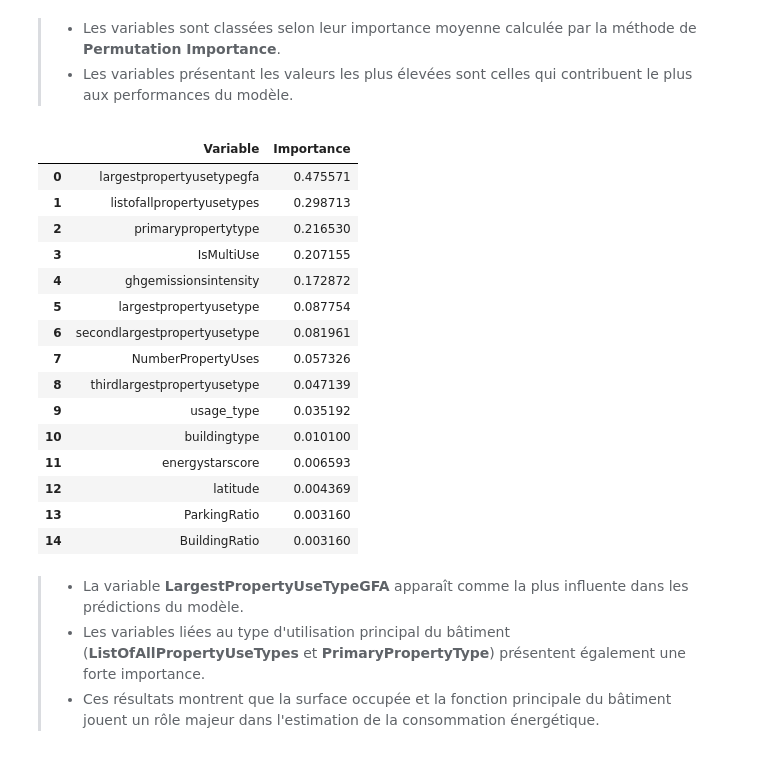
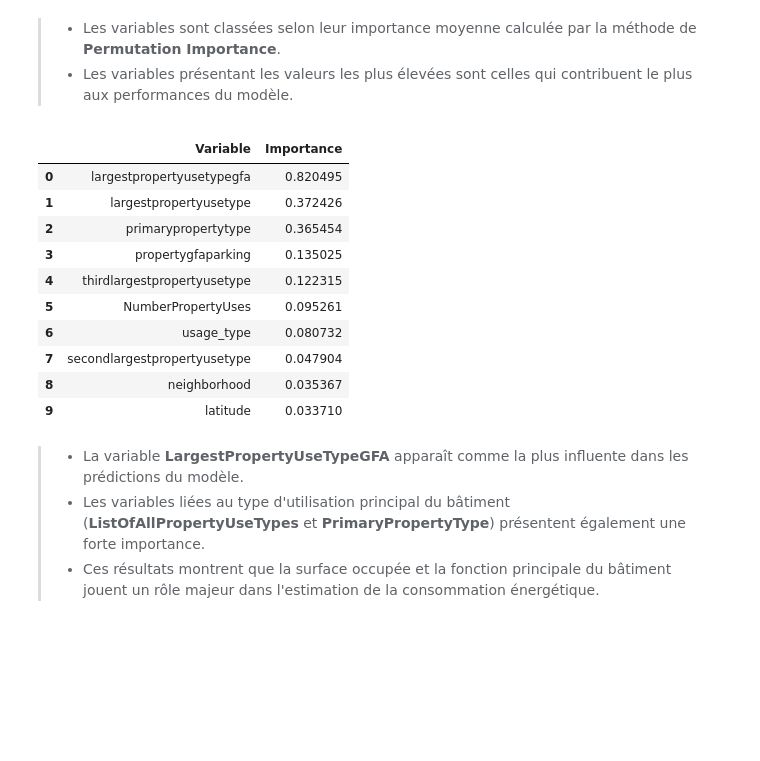
Before and after one commit to rafadmgs/Prediction_Consommation_Energetique_Batiments_Seattle, a Jupyter notebook: notebooks/P3_E5_optimisation_interpretation.ipynb, the cells around one changed output. Saved outputs shown, nothing was run; the diff lists cells and outputs as text; code cells hidden in the pictures; blank space fills up the shorter version.

```diff
--- a/notebooks/P3_E5_optimisation_interpretation.ipynb
+++ b/notebooks/P3_E5_optimisation_interpretation.ipynb
@@ -161,10 +172,21 @@ Préprocesseur créé avec succès.
 # %%
-# Création du pipeline
+# Pipeline du modèle Random Forest
 
-linear_model = Pipeline([
+from sklearn.pipeline import Pipeline
+from sklearn.ensemble import RandomForestRegressor
+
+rf_pipeline = Pipeline([
     ("preprocessor", preprocessor),
-    ("model", LinearRegression())
+    (
+        "model",
+        RandomForestRegressor(
+            random_state=42,
+            n_jobs=-1
+        )
+    )
 ])
 
-print("Pipeline créé avec succès.")
+print("Pipeline Random Forest créé avec succès.")
+
+rf_pipeline
 # %% [output]
@@ -190,0 +217,12 @@ Grille d'hyperparamètres :
+# %%
+# Grille d'hyperparamètres
+
+param_grid = {
+    "model__n_estimators": [100, 200, 300],
+    "model__max_depth": [None, 10, 20, 30],
+    "model__min_samples_split": [2, 5, 10],
+    "model__min_samples_leaf": [1, 2, 4]
+}
+
+print("Grille d'hyperparamètres créée.")
+param_grid
@@ -198,10 +242,18 @@ Grille d'hyperparamètres :
 > - Le modèle est optimisé à l'aide de **GridSearchCV**, qui évalue chaque combinaison d'hyperparamètres grâce à une validation croisée à cinq plis (*5-fold cross-validation*).
 > - Le critère de sélection retenu est le coefficient de détermination (**R²**), afin d'identifier la configuration offrant les meilleures performances.
 # %%
+# Configuration du GridSearchCV
+
+from sklearn.model_selection import GridSearchCV
+
 grid_search = GridSearchCV(
-    estimator=linear_model,
+    estimator=rf_pipeline,
     param_grid=param_grid,
     scoring="r2",
     cv=5,
     n_jobs=-1
 )
+
+print("GridSearchCV configuré avec succès.")
+
+grid_search
@@ -319,35 +396,30 @@ Permutation Importance calculée avec succès.
 # %%
 # Création du tableau des importances
 
 importance_df = pd.DataFrame({
     "Variable": X_test.columns,
     "Importance": perm_importance.importances_mean
 })
 
 importance_df = (
     importance_df
     .sort_values(by="Importance", ascending=False)
     .reset_index(drop=True)
 )
 
-importance_df.head(15)
+importance_df.head(10)
 # %% [output]
 |  | Variable | Importance |
-| 0 | largestpropertyusetypegfa | 0.475571 |
-| 1 | listofallpropertyusetypes | 0.298713 |
-| 2 | primarypropertytype | 0.216530 |
-| 3 | IsMultiUse | 0.207155 |
-| 4 | ghgemissionsintensity | 0.172872 |
-| 5 | largestpropertyusetype | 0.087754 |
-| 6 | secondlargestpropertyusetype | 0.081961 |
-| 7 | NumberPropertyUses | 0.057326 |
-| 8 | thirdlargestpropertyusetype | 0.047139 |
-| 9 | usage_type | 0.035192 |
-| 10 | buildingtype | 0.010100 |
-| 11 | energystarscore | 0.006593 |
-| 12 | latitude | 0.004369 |
-| 13 | ParkingRatio | 0.003160 |
-| 14 | BuildingRatio | 0.003160 |
+| 0 | largestpropertyusetypegfa | 0.820495 |
+| 1 | largestpropertyusetype | 0.372426 |
+| 2 | primarypropertytype | 0.365454 |
+| 3 | propertygfaparking | 0.135025 |
+| 4 | thirdlargestpropertyusetype | 0.122315 |
+| 5 | NumberPropertyUses | 0.095261 |
+| 6 | usage_type | 0.080732 |
+| 7 | secondlargestpropertyusetype | 0.047904 |
+| 8 | neighborhood | 0.035367 |
+| 9 | latitude | 0.033710 |
 # %% [markdown]
 >  - La variable **LargestPropertyUseTypeGFA** apparaît comme la plus influente dans les prédictions du modèle.
 >  - Les variables liées au type d'utilisation principal du bâtiment (**ListOfAllPropertyUseTypes** et **PrimaryPropertyType**) présentent également une forte importance.
```
Also changed, not shown: parts of 30 cells of this notebook, 17 other files.
